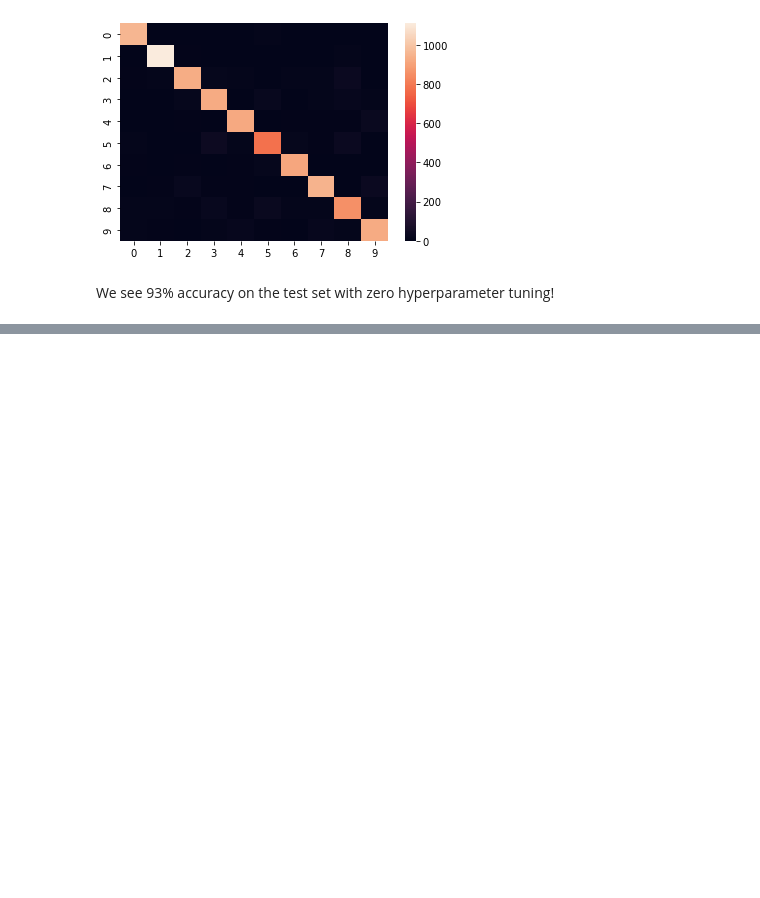
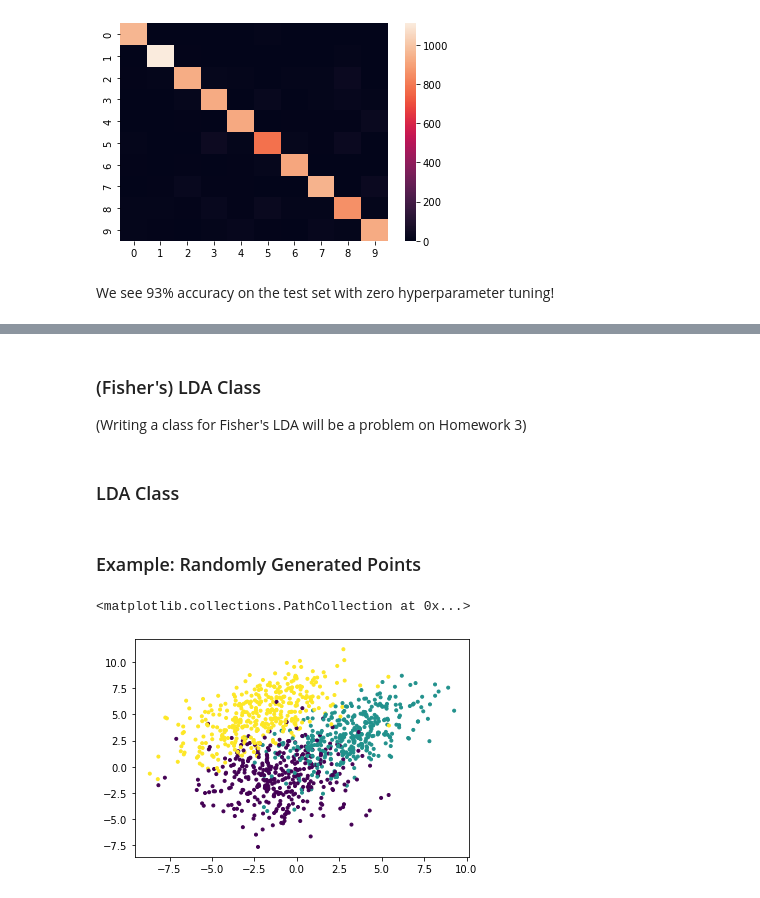
Before and after one commit to rtwhite1546/Spring-2022-Intro-to-Machine-Learning, a Jupyter notebook: Week-6-Logistic-Regression-Discriminant-Analysis/Week-6.ipynb, the cells around one changed output, grey strips where cells are left out. Saved outputs shown, nothing was run; the diff lists cells and outputs as text; code cells hidden in the pictures; blank space fills up the shorter version.

```diff
--- a/Week-6-Logistic-Regression-Discriminant-Analysis/Week-6.ipynb
+++ b/Week-6-Logistic-Regression-Discriminant-Analysis/Week-6.ipynb
@@ -319,0 +338,6 @@ We see 93% accuracy on the test set with zero hyperparameter tuning!
+# %% [markdown]
+### (Fisher's) LDA Class
+
+(Writing a class for Fisher's LDA will be a problem on Homework 3)
+# %% [markdown]
+### LDA Class
@@ -319,0 +434,35 @@ We see 93% accuracy on the test set with zero hyperparameter tuning!
+# %% [markdown]
+### Example: Randomly Generated Points
+# %%
+# number of points to generate
+numberOfPoints = 500
+
+# generate points from class 0
+mean1 = np.array([-1, -1])
+covariance1 = np.array([[5, 0], [0, 5]])
+X1 = np.random.multivariate_normal(mean1, covariance1, numberOfPoints)
+
+# generate points from class 1
+mean2 = np.array([3, 3])
+covariance2 = np.array([[5, 3], [3, 5]])
+X2 = np.random.multivariate_normal(mean2, covariance2, numberOfPoints)
+
+# generate points from class 2
+mean3 = np.array([-2, 5])
+covariance3 = np.array([[5, 3], [3, 5]])
+X3 = np.random.multivariate_normal(mean3, covariance3, numberOfPoints)
+
+# stack the points
+X = np.vstack((X1, X2, X3))
+
+# create a vector of the labels
+Y = np.hstack((numberOfPoints * [0], numberOfPoints * [1], numberOfPoints * [2]))
+
+# randomly choose 75% of the data to be the training set and 25% for the testing set
+trainX, testX, trainY, testY = train_test_split(X, Y, test_size = 0.25, random_state = 1)
+
+# plot the training set
+plt.scatter(trainX[:,0], trainX[:,1], c = trainY, marker = '.')
+# %% [output]
+<matplotlib.collections.PathCollection at 0x...>
+[figure, added]
```
Also changed, not shown: parts of 24 cells of this notebook, 1 other file.
